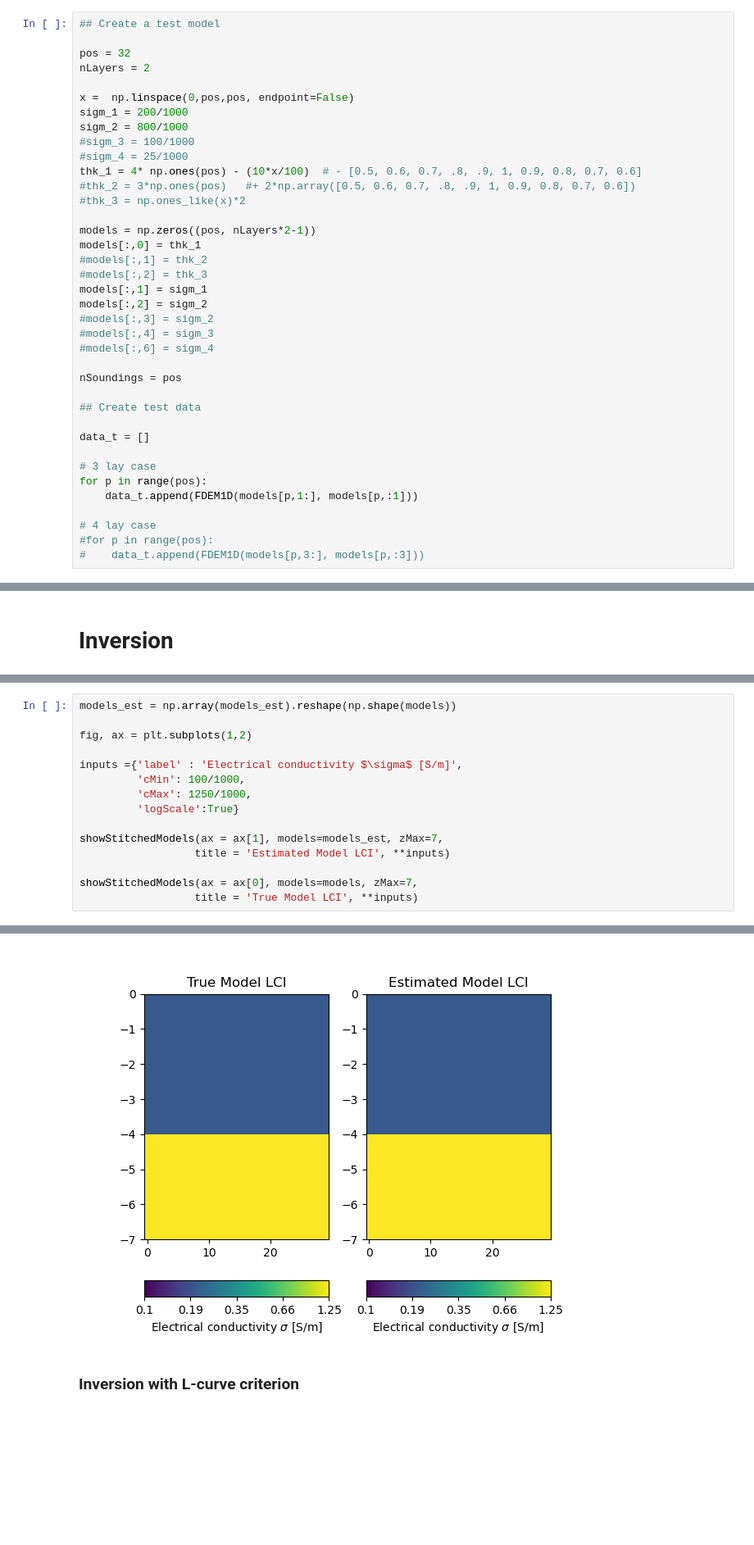
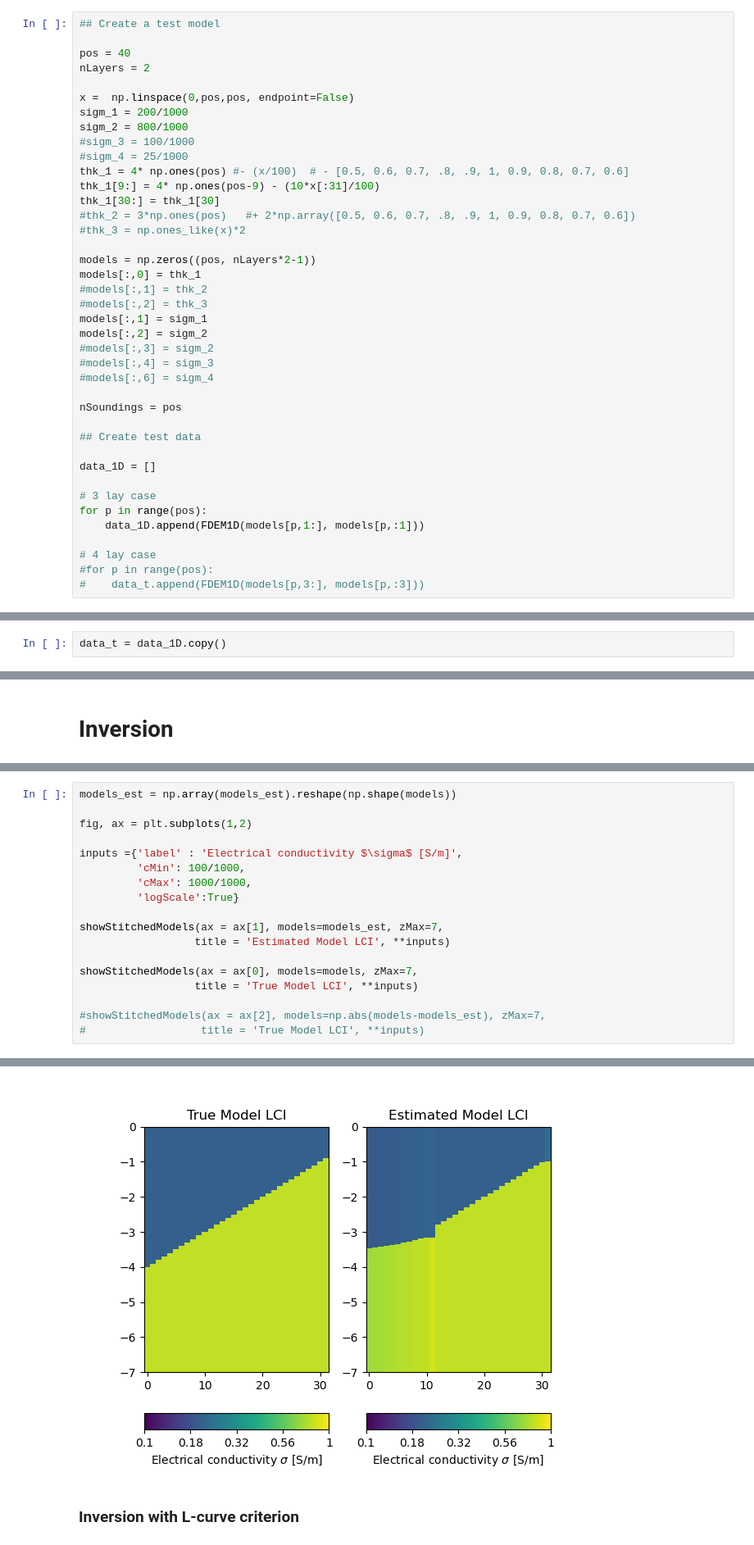
Before and after one commit to mariacarrizo/FDEM_LCI_PWI, a Jupyter notebook: LCI_new.ipynb, the cells around one changed output, grey strips where cells are left out. Shown at 82% size. Drawn from its saved outputs; the diff is of its cells as text; blank space fills up the shorter version.

```diff
--- a/LCI_new.ipynb
+++ b/LCI_new.ipynb
@@ -19,7 +19,7 @@ from Plot import Plot_Datas
 # %%
 ## Create a test model
 
-pos = 32
+pos = 40
 nLayers = 2
 
 x =  np.linspace(0,pos,pos, endpoint=False)
@@ -27,7 +27,9 @@ sigm_1 = 200/1000
 sigm_2 = 800/1000
 #sigm_3 = 100/1000
 #sigm_4 = 25/1000
-thk_1 = 4* np.ones(pos) - (10*x/100)  # - [0.5, 0.6, 0.7, .8, .9, 1, 0.9, 0.8, 0.7, 0.6]
+thk_1 = 4* np.ones(pos) #- (x/100)  # - [0.5, 0.6, 0.7, .8, .9, 1, 0.9, 0.8, 0.7, 0.6]
+thk_1[9:] = 4* np.ones(pos-9) - (10*x[:31]/100)
+thk_1[30:] = thk_1[30]
 #thk_2 = 3*np.ones(pos)   #+ 2*np.array([0.5, 0.6, 0.7, .8, .9, 1, 0.9, 0.8, 0.7, 0.6])
 #thk_3 = np.ones_like(x)*2
 
@@ -45,11 +47,11 @@ nSoundings = pos
 
 ## Create test data
 
-data_t = []
+data_1D = []
 
 # 3 lay case
 for p in range(pos):
-    data_t.append(FDEM1D(models[p,1:], models[p,:1]))
+    data_1D.append(FDEM1D(models[p,1:], models[p,:1]))
 
 # 4 lay case
 #for p in range(pos):
@@ -93,6 +160,8 @@ showStitchedModels(models, zMax=10, title = 'True Model', **inputs)
 LC = LCModelling(FDEM1DModelling)
 # %% [output]
 Inversion is normalized
+# %%
+data_t = data_1D.copy()
 # %%
 LC.initJacobian(dataVals=data_t, nLay=nLayers)
 LC.createJacobian(models)
@@ -154,7 +218,7 @@ fig, ax = plt.subplots(1,2)
 
 inputs ={'label' : 'Electrical conductivity $\sigma$ [S/m]',
          'cMin': 100/1000,
-         'cMax': 1250/1000,
+         'cMax': 1000/1000,
          'logScale':True}
 
 showStitchedModels(ax = ax[1], models=models_est, zMax=7,
@@ -162,4 +226,7 @@ showStitchedModels(ax = ax[1], models=models_est, zMax=7,
 
 showStitchedModels(ax = ax[0], models=models, zMax=7,
                   title = 'True Model LCI', **inputs)
+
+#showStitchedModels(ax = ax[2], models=np.abs(models-models_est), zMax=7,
+#                  title = 'True Model LCI', **inputs)
 # %% [output]
@@ -167,4 +234,4 @@ showStitchedModels(ax = ax[0], models=models, zMax=7,
-[figure, old version]
+[figure, new version]
 # %% [markdown]
 ### Inversion with L-curve criterion
 # %%
```
Also changed, not shown: parts of 10 cells of this notebook.
